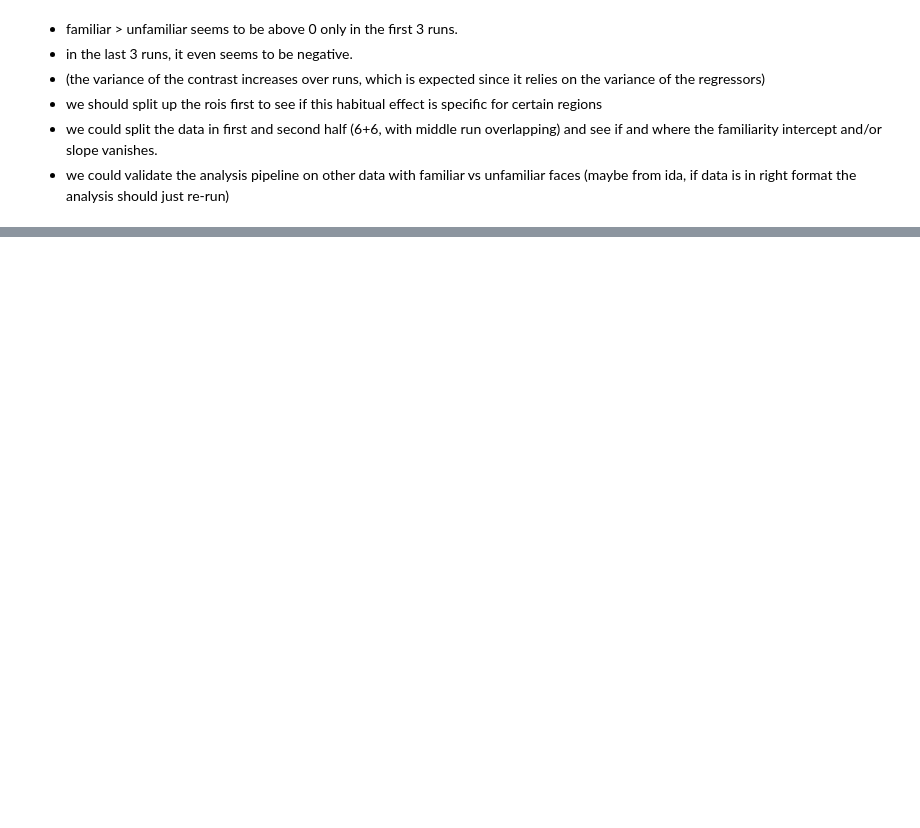
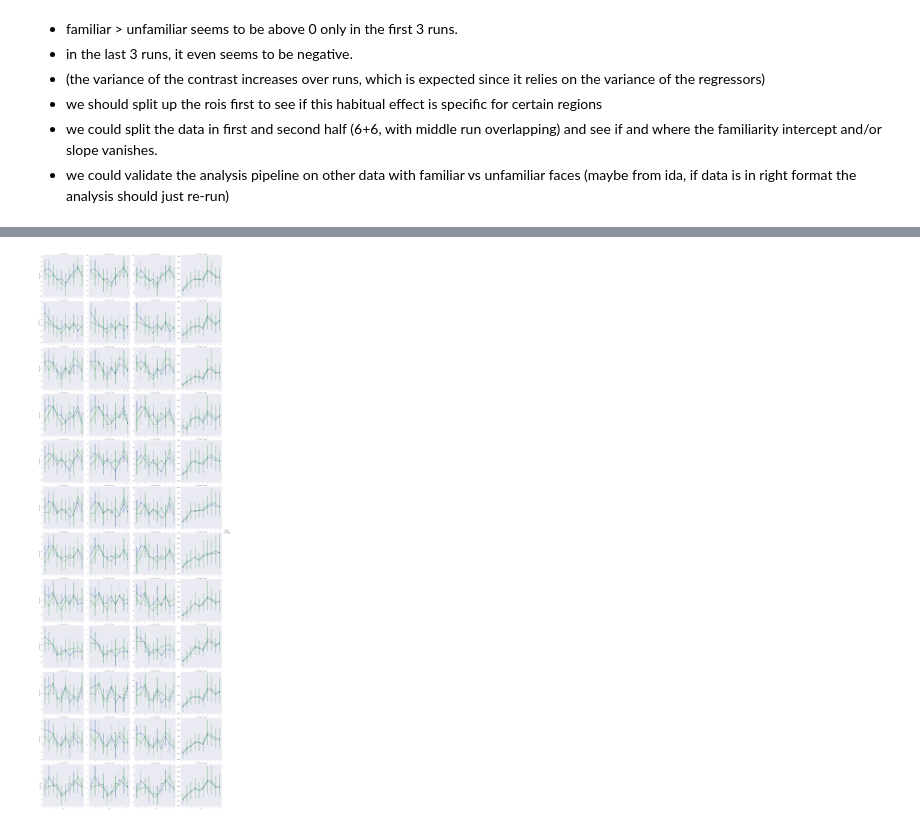
Before and after one commit to oliver-contier/famface-temporal-dynamics, a Jupyter notebook: notebooks/plot_mean_betas.ipynb, the cells around one changed output, grey strips where cells are left out. Drawn from its saved outputs; the diff is of its cells as text; code cells hidden in the pictures; blank space fills up the shorter version.

```diff
--- a/notebooks/plot_mean_betas.ipynb
+++ b/notebooks/plot_mean_betas.ipynb
@@ -150,0 +159,9 @@ for stat in ['tstat', 'zstat', 'cope', 'varcope']:
+# %%
+df_r = extract_all(
+    ['familiar', 'unfamiliar', 'famvsunfam', 'unfamvsfam'],
+    ['tstat', 'zstat', 'cope', 'varcope'],
+    'outdir_rois_masked'
+)
+# %%
+# drop all rows with NaN values (from ROIs that didn't fall in the thresholded cluster)
+df_r.dropna(inplace=True)
@@ -150,0 +184,9 @@ for stat in ['tstat', 'zstat', 'cope', 'varcope']:
+# %%
+# plot rois in rows and stats in columns
+ax = sns.factorplot('run', hue='parameter', y='cluster_mean',
+                    data=df_r[(df_r.parameter == 'familiar') | (df_r.parameter=='unfamiliar')],
+                    row='roi', col='stats',
+                    sharex=False, sharey=False,
+                    kind='point', size=7)
+# %% [output]
+[figure, added]
```
Also changed, not shown: parts of 14 cells of this notebook.
